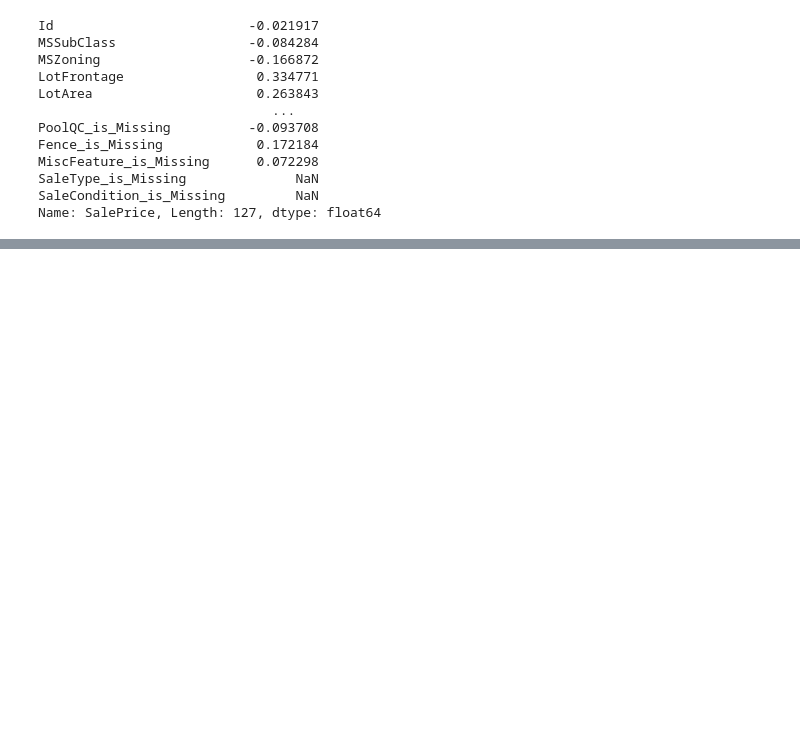
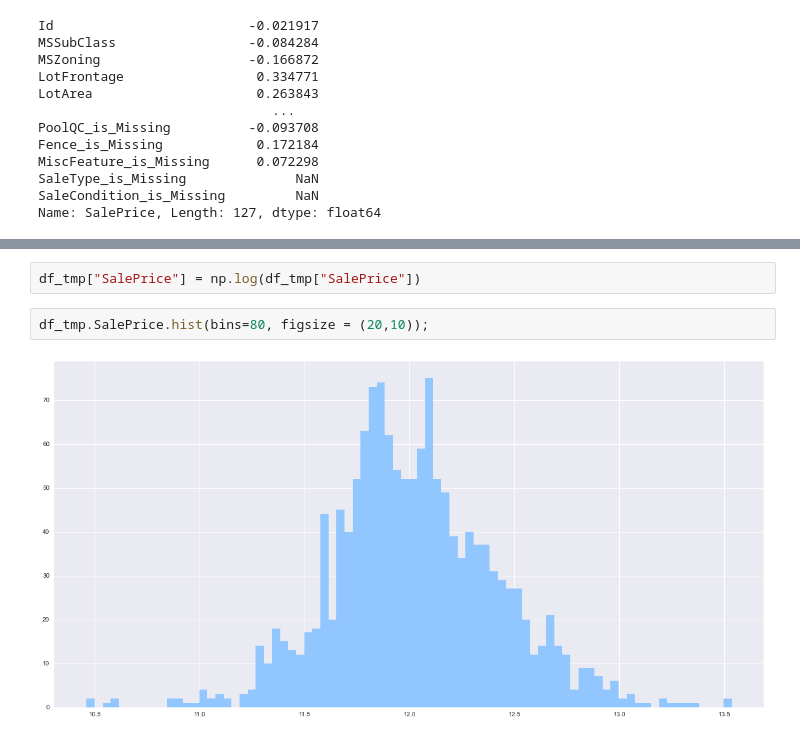
Before and after one commit to n1az/house-price-prediction, a Jupyter notebook: House Price.ipynb, the cells around one changed output, grey strips where cells are left out. Saved outputs shown, nothing was run; the diff lists cells and outputs as text; blank space fills up the shorter version.

```diff
--- a/House Price.ipynb
+++ b/House Price.ipynb
@@ -490,0 +745,6 @@ plt.yticks(fontsize=12);
+# %%
+df_tmp["SalePrice"] = np.log(df_tmp["SalePrice"])
+# %%
+df_tmp.SalePrice.hist(bins=80, figsize = (20,10));
+# %% [output]
+[figure, added]
```
Also changed, not shown: parts of 61 cells of this notebook, 7 other files.
